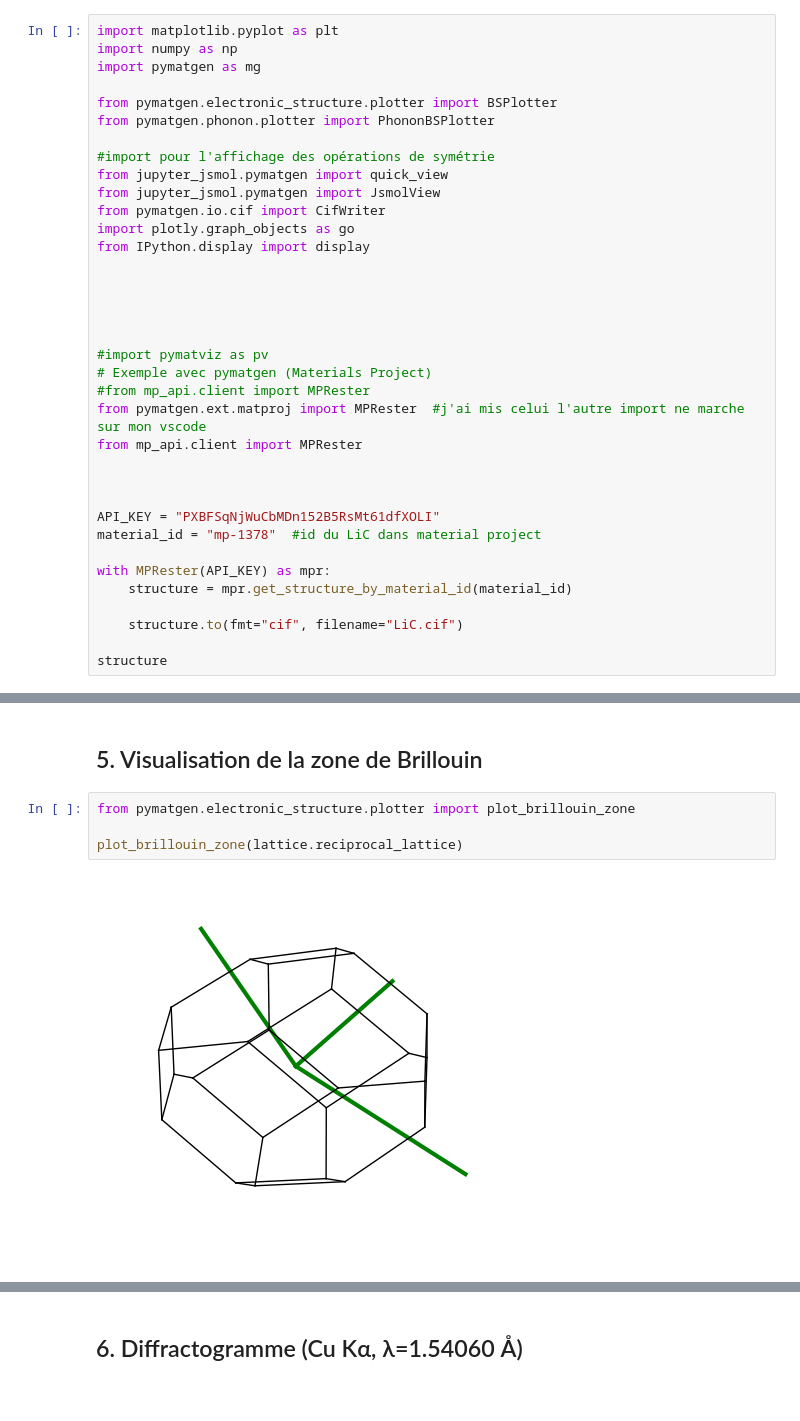
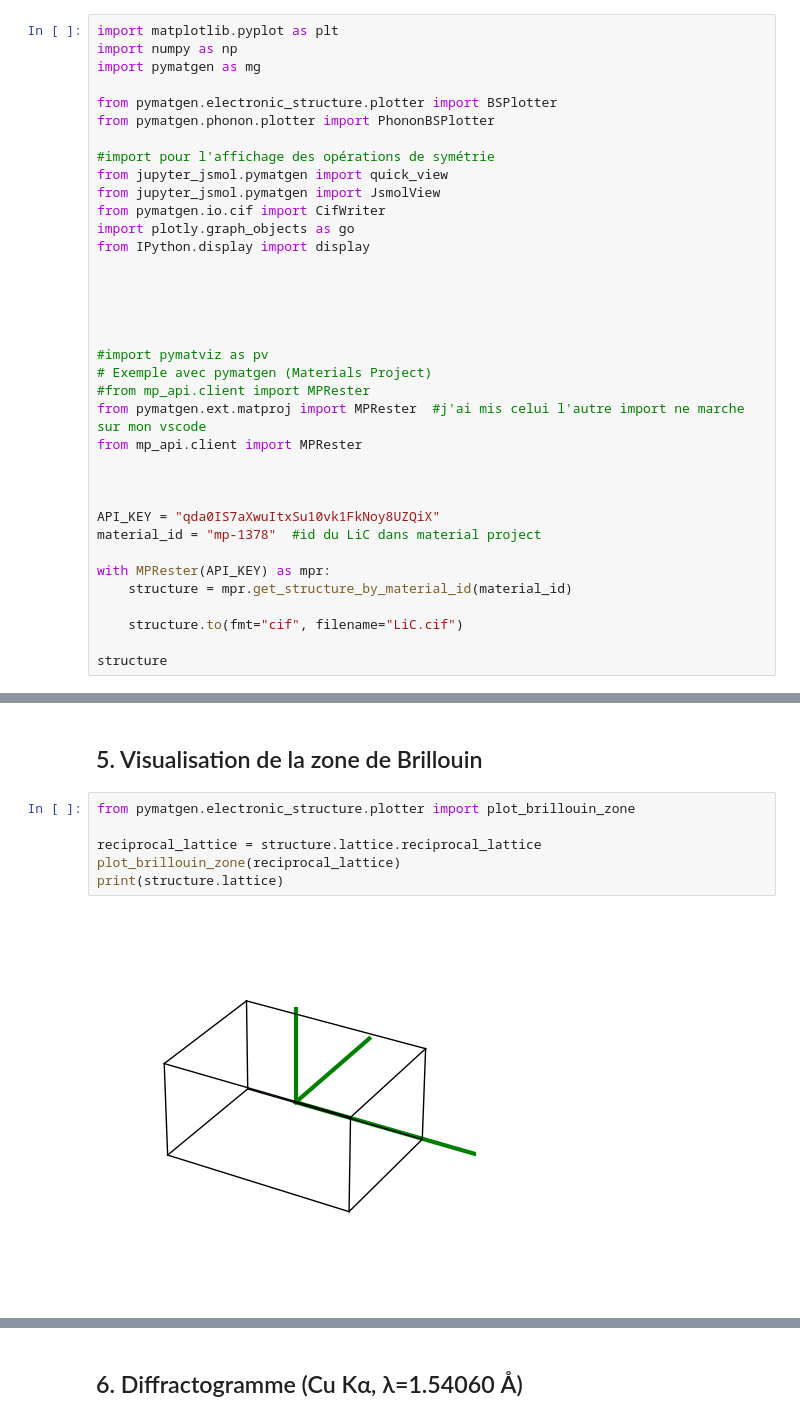
Before and after one commit to yousyou/Projet-LMAPR1492, a Jupyter notebook: notebook_materiaux.ipynb, the cells around one changed output, grey strips where cells are left out. Drawn from its saved outputs; the diff is of its cells as text.

```diff
--- a/notebook_materiaux.ipynb
+++ b/notebook_materiaux.ipynb
@@ -32,7 +32,7 @@ from mp_api.client import MPRester
 
 
 
-API_KEY = "PXBFSqNjWuCbMDn152B5RsMt61dfXOLI"
+API_KEY = "qda0IS7aXwuItxSu10vk1FkNoy8UZQiX"
 material_id = "mp-1378"  #id du LiC dans material project
 
 with MPRester(API_KEY) as mpr:
@@ -1842,6 +421,8 @@ Après %1  : [0.5    0.     0.2607]
 # %%
 from pymatgen.electronic_structure.plotter import plot_brillouin_zone
 
-plot_brillouin_zone(lattice.reciprocal_lattice)
+reciprocal_lattice = structure.lattice.reciprocal_lattice
+plot_brillouin_zone(reciprocal_lattice)
+print(structure.lattice)
 # %% [output]
-[figure, old version]
+[figure, new version]
```
Also changed, not shown: parts of 21 cells of this notebook, 2 other files.
